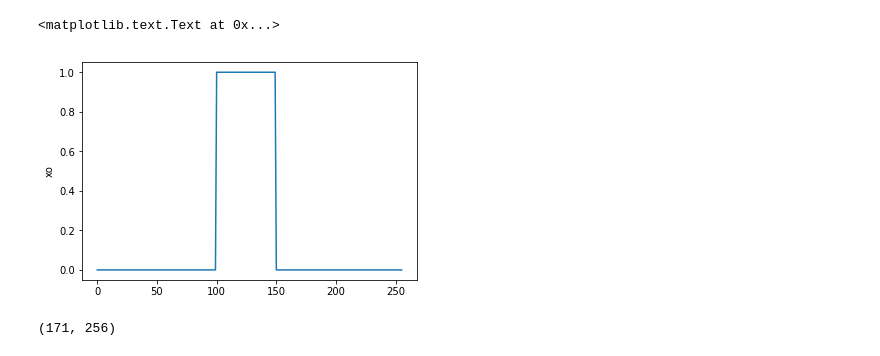
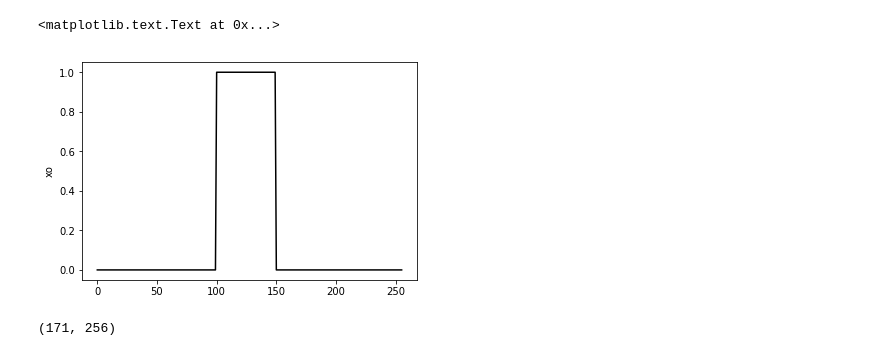
Before and after one commit to ys7yoo/D-AMP_Toolbox, a Jupyter notebook: demoAMP.ipynb, the cells around one changed output. Drawn from its saved outputs; the diff is of its cells as text; code cells hidden in the pictures.

```diff
--- a/demoAMP.ipynb
+++ b/demoAMP.ipynb
@@ -5,11 +5,12 @@ import matplotlib.pyplot as plt
 # %%
 ## Generate a sparse signal
 xo=np.zeros((256,1))
 xo[100:150]=1
-plt.plot(xo);plt.ylabel('xo')
+plt.plot(xo, 'k')
+plt.ylabel('xo')
 # %% [output]
 <matplotlib.text.Text at 0x...>
-[figure, old version]
+[figure, new version]
 # %%
 ## Parameters
 N=len(x_0)
```
